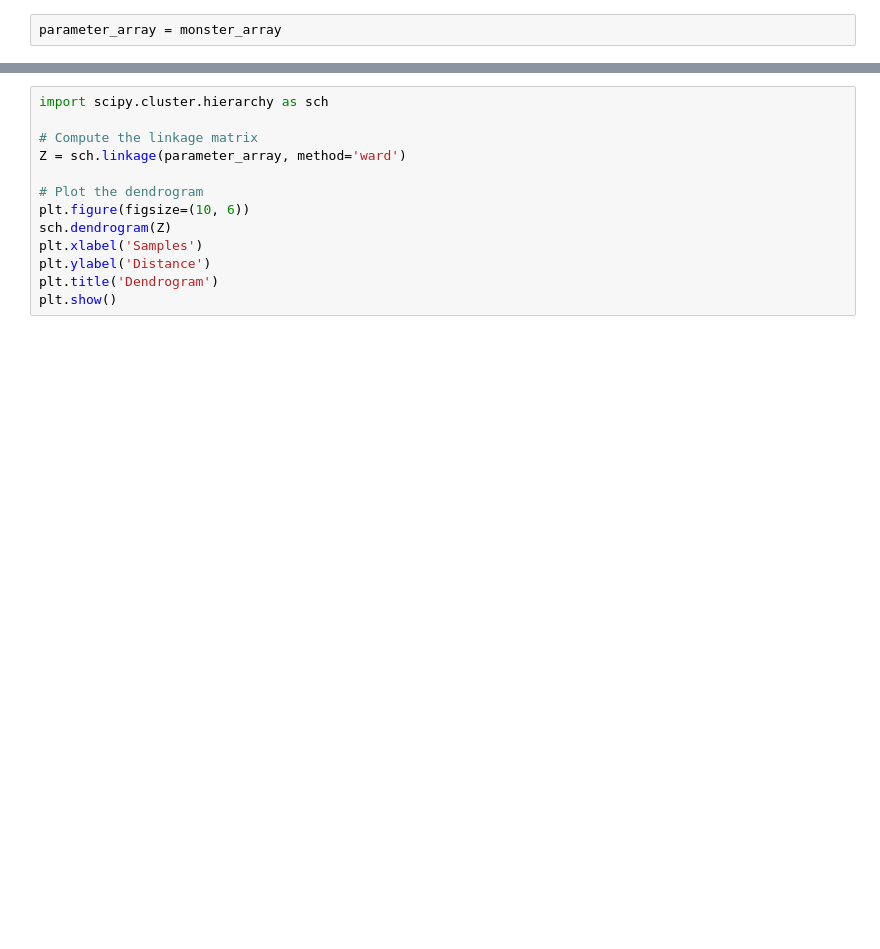
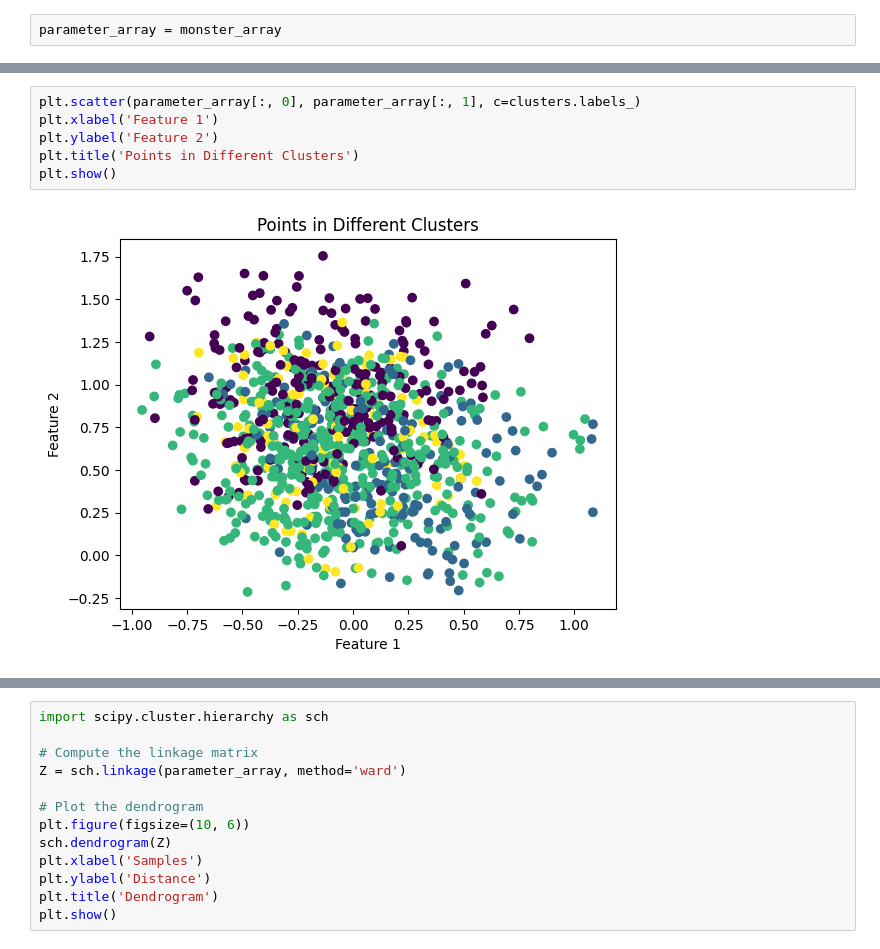
Before and after one commit to LEE-CHENYU/leviathan, a Jupyter notebook: notebooks/test_cluster.ipynb, the cells around one changed output, grey strips where cells are left out. Cells and saved outputs as stored; diff of their text form; blank space fills up the shorter version.

```diff
--- a/notebooks/test_cluster.ipynb
+++ b/notebooks/test_cluster.ipynb
@@ -132,0 +149,8 @@ plt.show()
+# %%
+plt.scatter(parameter_array[:, 0], parameter_array[:, 1], c=clusters.labels_)
+plt.xlabel('Feature 1')
+plt.ylabel('Feature 2')
+plt.title('Points in Different Clusters')
+plt.show()
+# %% [output]
+[figure, added]
```
Also changed, not shown: parts of 13 cells of this notebook.
